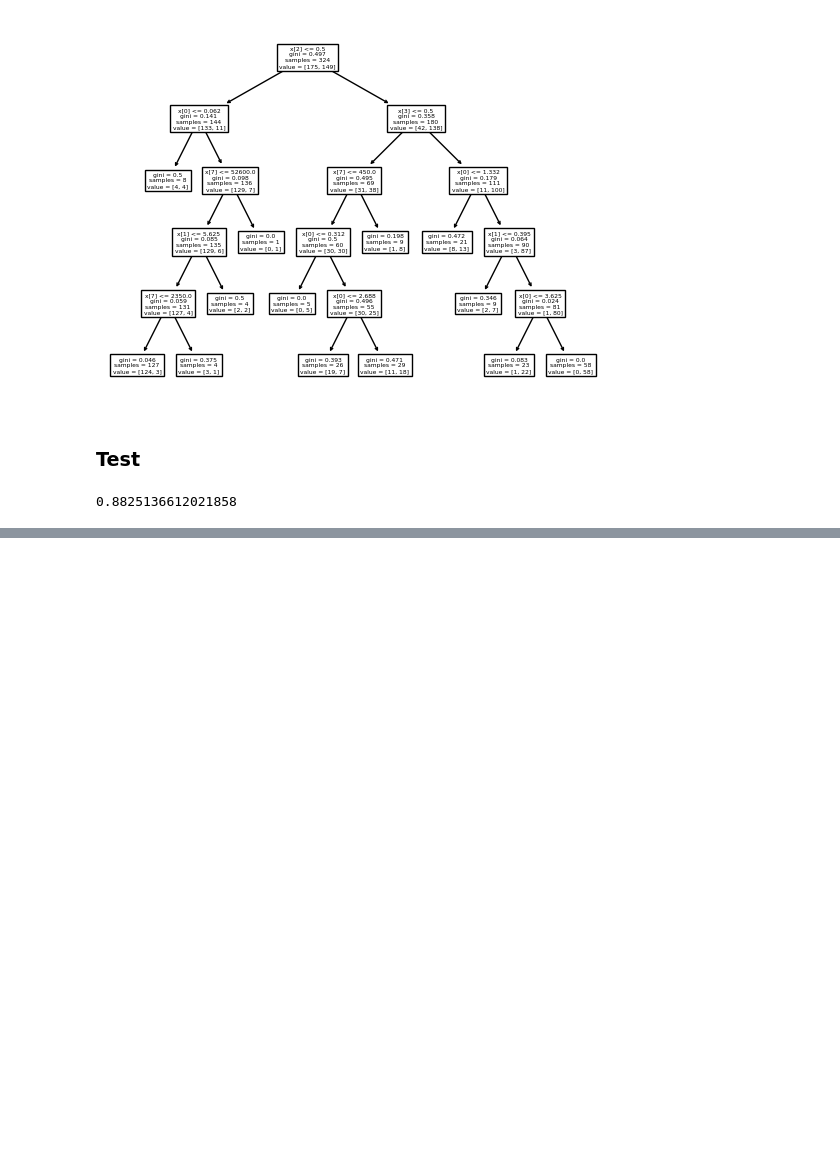
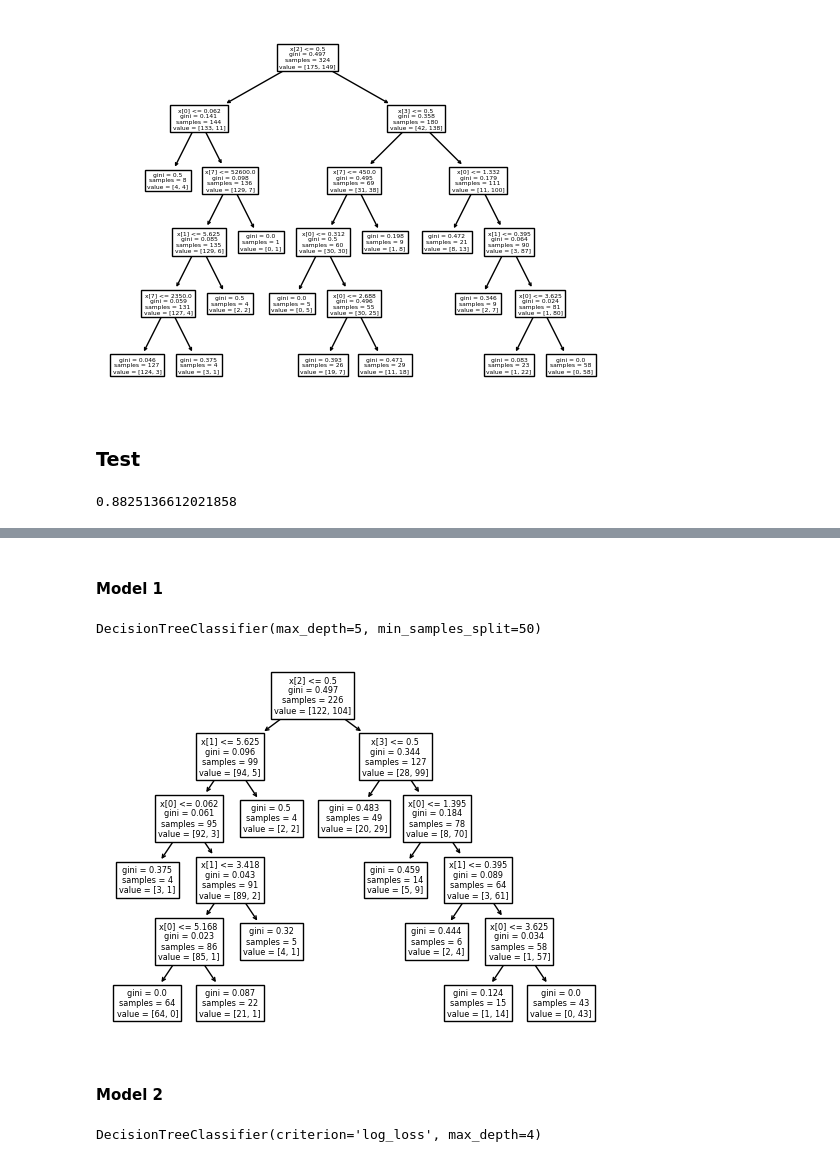
Before and after one commit to oktsadwikar/DPDM2023, a Jupyter notebook: Classification.ipynb, the cells around one changed output, grey strips where cells are left out. Saved outputs shown, nothing was run; the diff lists cells and outputs as text; code cells hidden in the pictures; blank space fills up the shorter version.

```diff
--- a/Classification.ipynb
+++ b/Classification.ipynb
@@ -310,0 +328,3 @@ accuracy_score(Y_test,y_predict4)
+# %%
+#split train -> train, Validation
+X_traintrain, X_val, y_traintrain, y_val = train_test_split(X_train, Y_train, test_size=0.30, random_state=6)
@@ -310,0 +339,14 @@ accuracy_score(Y_test,y_predict4)
+# %% [markdown]
+#### Model 1
+# %%
+Model1 = DecisionTreeClassifier(max_depth = 5, min_samples_split = 50)
+# %%
+Model1.fit(X_traintrain,y_traintrain)
+# %% [output]
+DecisionTreeClassifier(max_depth=5, min_samples_split=50)
+# %%
+tree.plot_tree(Model1);
+# %% [output]
+[figure, added]
+# %% [markdown]
+#### Model 2
@@ -310,0 +355,4 @@ accuracy_score(Y_test,y_predict4)
+# %%
+Model2.fit(X_traintrain,y_traintrain)
+# %% [output]
+DecisionTreeClassifier(criterion='log_loss', max_depth=4)
```
Also changed, not shown: parts of 50 cells of this notebook.
